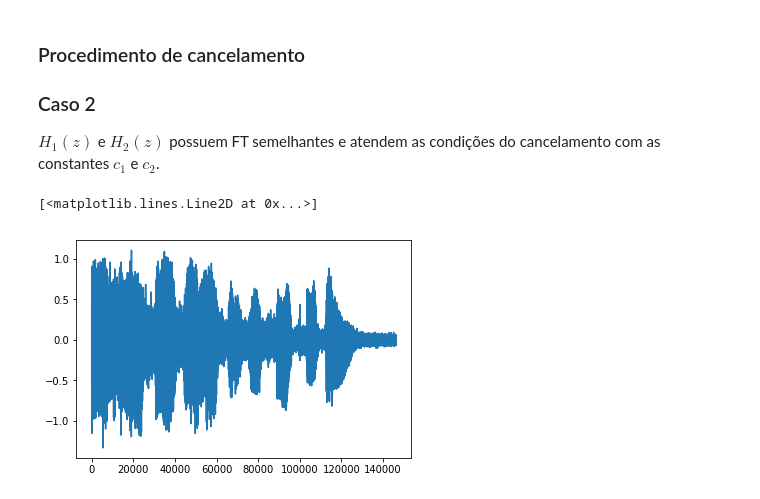
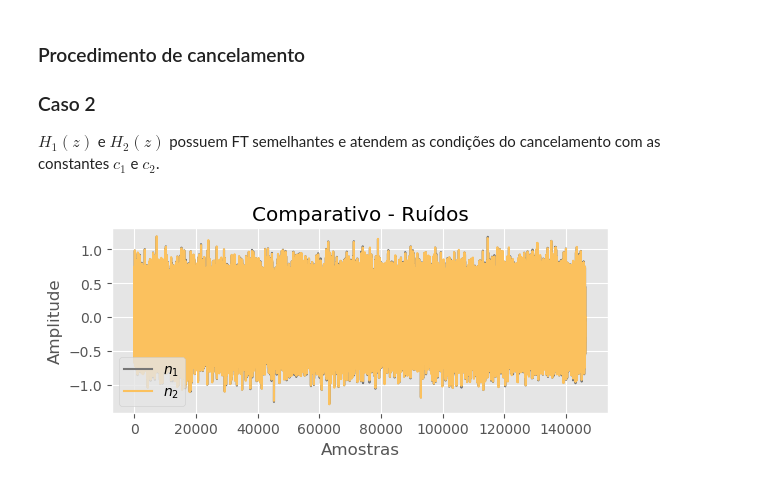
Before and after one commit to ezequiasjunior/pds_lab2019-1, a Jupyter notebook: pr-cancelruido.ipynb, the cells around one changed output. Saved outputs shown, nothing was run; the diff lists cells and outputs as text; code cells hidden in the pictures.

```diff
--- a/pr-cancelruido.ipynb
+++ b/pr-cancelruido.ipynb
@@ -187,7 +248,7 @@ com as constantes $c_1$ e $c_2$.
 # %%
 # Modelo para o cancelamento:
 # Sistema 1:
-c1 = 0.5
+c1 = 0.09
 h1 = signal.dlti([1], [1, -c1])
 h1 = signal.dimpulse(h1)   # Resposta ao impulso do Sistema DLTI
 h1 = h1[1][0].flatten()
@@ -195,14 +256,28 @@ h1 = h1[1][0].flatten()
 noise1 = signal.convolve(noise.flatten(), h1, mode='same')  # Convolução
 noise1 = noise1[:, np.newaxis]
 
+# Adição do ruído ao sinal de áudio:
+sinal2 = audio + noise1
+
 # Sistema 2 entrada do filtro adaptativo:
-c2 = 0.495
+c2 = 0.05
 h2 = signal.dlti([1], [1, -c2])
 h2 = signal.dimpulse(h2)   # Resposta ao impulso do Sistema DLTI
 h2 = h2[1][0].flatten()
 # Ruído p/ o filtro:
 noise2 = signal.convolve(noise.flatten(), h2, mode='same')  # Convolução
 noise2 = noise2[:, np.newaxis]
+# %%
+with plt.style.context('ggplot', True):
+    plt.figure(figsize=[1*6.4, .5*0.75*6.4])
+    plt.title('Comparativo - Ruídos')
+    plt.ylabel('Amplitude')
+    plt.xlabel('Amostras')
+    plt.plot(noise1, 'C3', label='$n_1$')
+    plt.plot(noise2, 'C4', label='$n_2$')
+    plt.legend()
+# %% [output]
+[figure, added]
 # %%
 # Parâmetros:
 u2 = noise2.flatten()      # Sinal de entrada do filtro
@@ -217,5 +289,0 @@ y2, e2, w2 = least_mean_squares(u2, d, step, M)
-# %%
-plt.plot(e2)
-# %% [output]
-[<matplotlib.lines.Line2D at 0x...>]
-[figure, removed]
```
Also changed, not shown: parts of 15 cells of this notebook.
